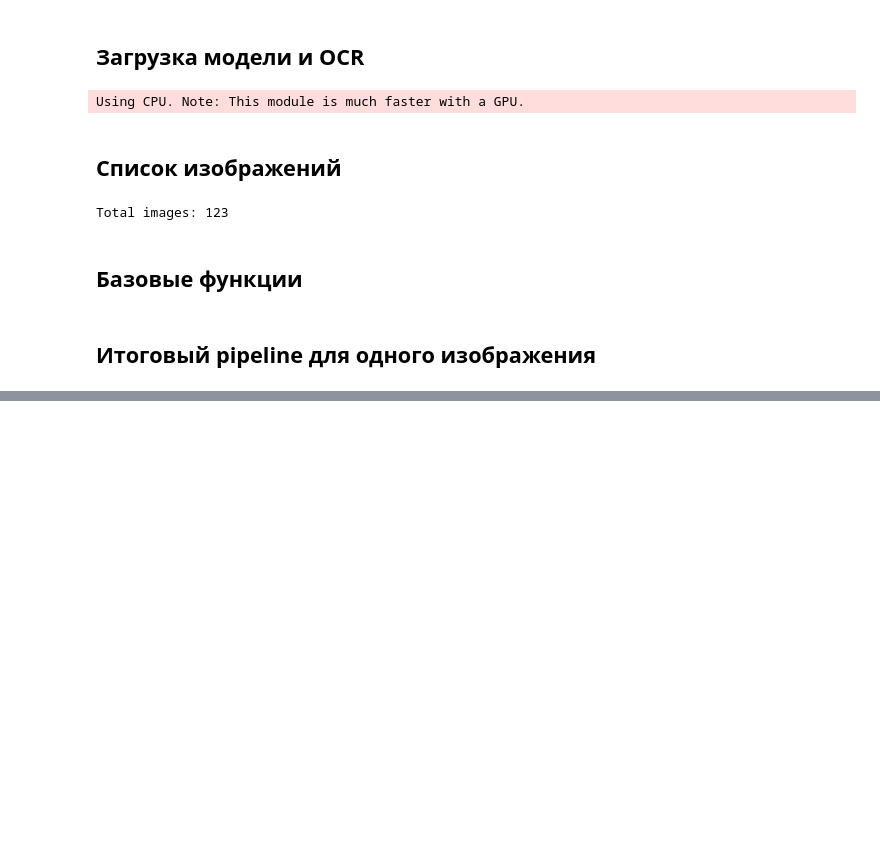
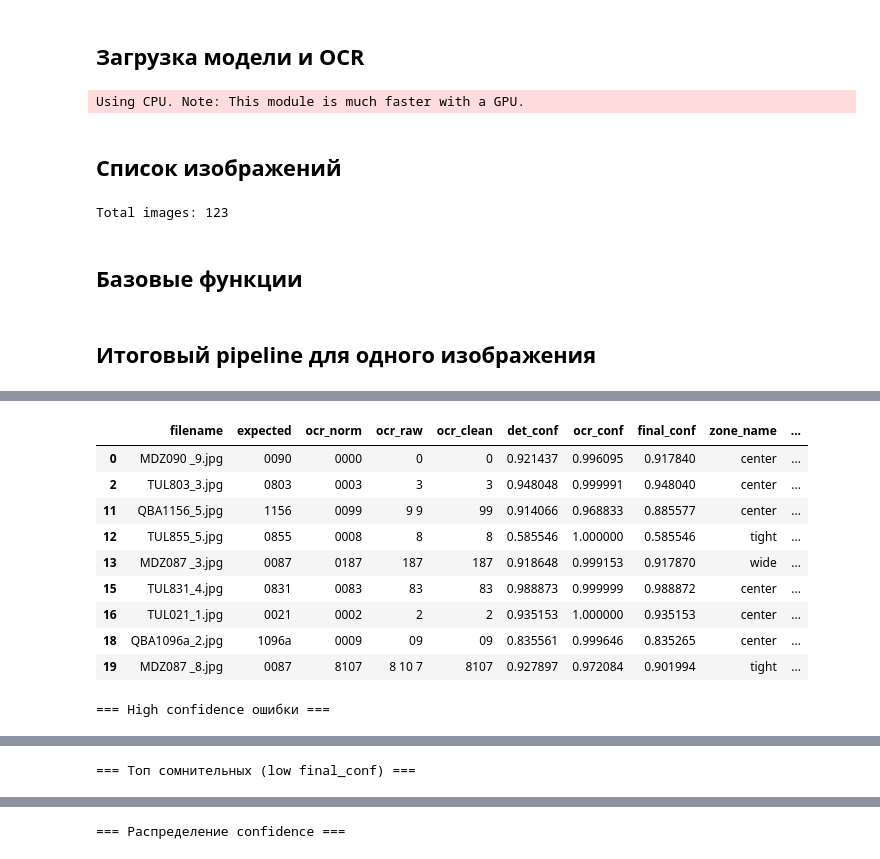
Before and after one commit to Schwarzepolizei/plate-recognition, a Jupyter notebook: notebooks/06_end_to_end_pipeline.ipynb, the cells around one changed output, grey strips where cells are left out. Saved outputs shown, nothing was run; the diff lists cells and outputs as text; code cells hidden in the pictures; blank space fills up the shorter version.

Commit message:
Добавлена общая статистика

```diff
--- a/notebooks/06_end_to_end_pipeline.ipynb
+++ b/notebooks/06_end_to_end_pipeline.ipynb
@@ -396,0 +470,66 @@ Saved: /media/alexander/6668CC7E68CC4E8D/Users/Alexander/projects/plate-recognit
+# %%
+print("=== Общая статистика ===")
+print("Accuracy (match):", float(df_sample["match"].mean()))
+print("Total samples:", len(df_sample))
+
+
+print("\n=== Ошибки (match == False) ===")
+display(
+    df_sample[df_sample["match"] == False][[
+        "filename",
+        "expected",
+        "ocr_norm",
+        "ocr_raw",
+        "ocr_clean",
+        "det_conf",
+        "ocr_conf",
+        "final_conf",
+        "zone_name",
+        "prep_name",
+        "status"
+    ]]
+)
+
+
+print("\n=== High confidence ошибки ===")
+display(
+    df_sample[
+        (df_sample["match"] == False)
+    ][[
+        "filename",
+        "expected",
+        "ocr_norm",
+        "ocr_raw",
+        "ocr_clean",
+        "det_conf",
+        "ocr_conf",
+        "final_conf",
+        "zone_name",
+        "prep_name"
+    ]]
+)
+
+
+print("\n=== Топ сомнительных (low final_conf) ===")
+display(
+    df_sample.sort_values(by="final_conf", ascending=True).head(10)[[
+        "filename",
+        "expected",
+        "ocr_norm",
+        "match",
+        "final_conf",
+        "zone_name",
+        "prep_name"
+    ]]
+)
+
+
+print("\n=== Распределение confidence ===")
+display(
+    df_sample[[
+        "det_conf",
+        "ocr_conf",
+        "final_conf"
+    ]].describe()
+)
+# %% [output]
@@ -396,0 +541,11 @@ Saved: /media/alexander/6668CC7E68CC4E8D/Users/Alexander/projects/plate-recognit
+|  | filename | expected | ocr_norm | ocr_raw | ocr_clean | det_conf | ocr_conf | final_conf | zone_name | ... |
+| 0 | MDZ090 _9.jpg | 0090 | 0000 | 0 | 0 | 0.921437 | 0.996095 | 0.917840 | center | ... |
+| 2 | TUL803_3.jpg | 0803 | 0003 | 3 | 3 | 0.948048 | 0.999991 | 0.948040 | center | ... |
+| 11 | QBA1156_5.jpg | 1156 | 0099 | 9 9 | 99 | 0.914066 | 0.968833 | 0.885577 | center | ... |
+| 12 | TUL855_5.jpg | 0855 | 0008 | 8 | 8 | 0.585546 | 1.000000 | 0.585546 | tight | ... |
+| 13 | MDZ087 _3.jpg | 0087 | 0187 | 187 | 187 | 0.918648 | 0.999153 | 0.917870 | wide | ... |
+| 15 | TUL831_4.jpg | 0831 | 0083 | 83 | 83 | 0.988873 | 0.999999 | 0.988872 | center | ... |
+| 16 | TUL021_1.jpg | 0021 | 0002 | 2 | 2 | 0.935153 | 1.000000 | 0.935153 | center | ... |
+| 18 | QBA1096a_2.jpg | 1096a | 0009 | 09 | 09 | 0.835561 | 0.999646 | 0.835265 | center | ... |
+| 19 | MDZ087 _8.jpg | 0087 | 8107 | 8 10 7 | 8107 | 0.927897 | 0.972084 | 0.901994 | tight | ... |
+=== High confidence ошибки ===
@@ -396,0 +562 @@ Saved: /media/alexander/6668CC7E68CC4E8D/Users/Alexander/projects/plate-recognit
+=== Топ сомнительных (low final_conf) ===
@@ -396,0 +574 @@ Saved: /media/alexander/6668CC7E68CC4E8D/Users/Alexander/projects/plate-recognit
+=== Распределение confidence ===
```
Also changed, not shown: parts of 26 cells of this notebook.
